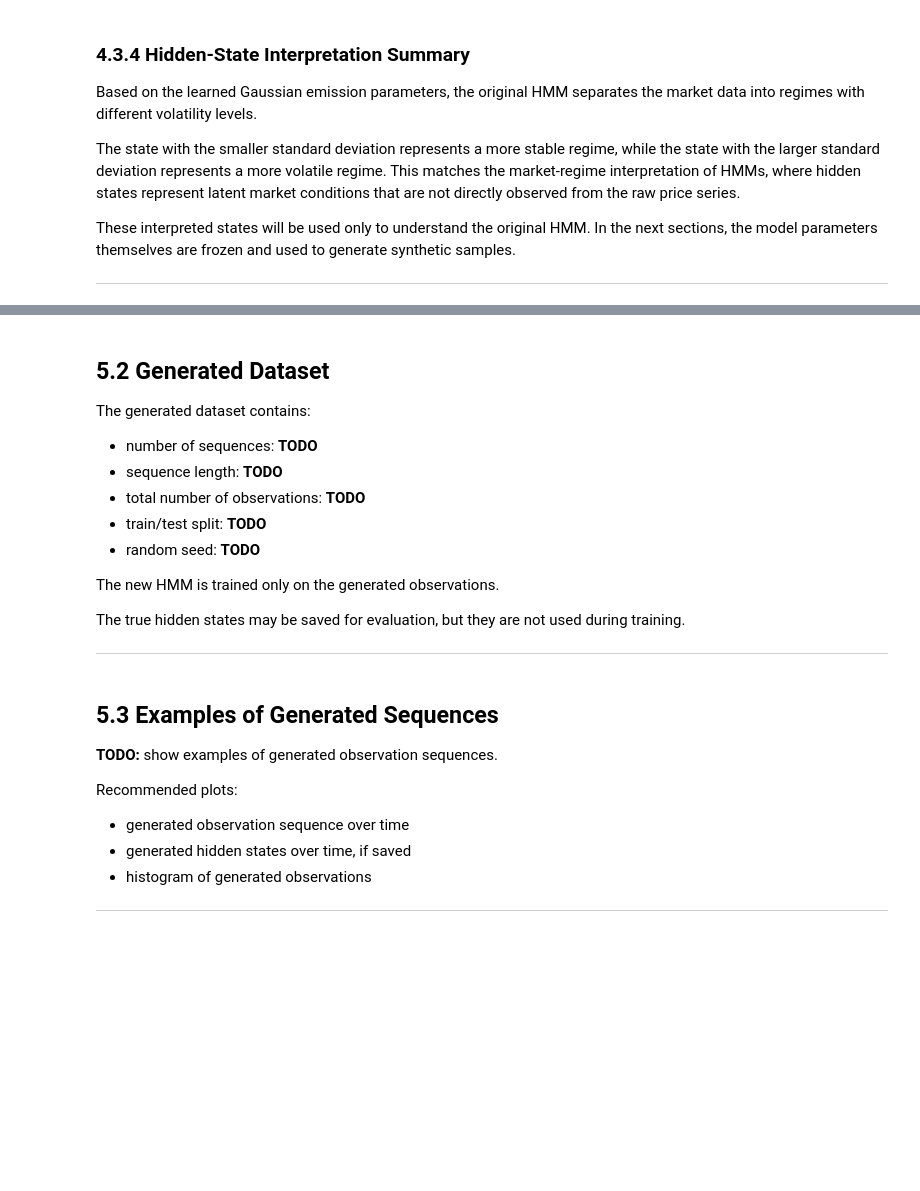
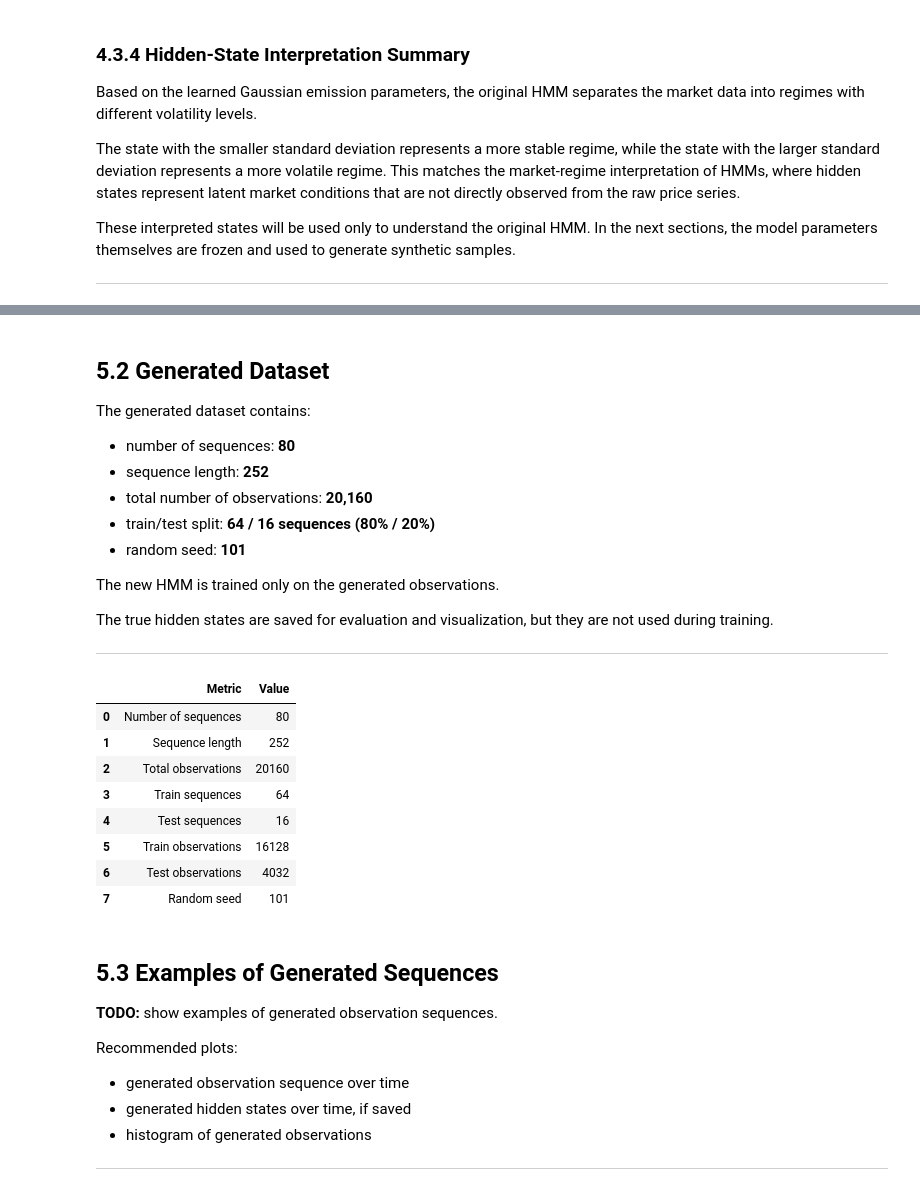
Before and after one commit to davidazimov069-maker/Advanced_Methods_in_ML, a Jupyter notebook: HMM_Project_DavidAndAviad.ipynb, the cells around one changed output, grey strips where cells are left out. Saved outputs shown, nothing was run; the diff lists cells and outputs as text; code cells hidden in the pictures; blank space fills up the shorter version.

```diff
--- a/HMM_Project_DavidAndAviad.ipynb
+++ b/HMM_Project_DavidAndAviad.ipynb
@@ -1044,17 +1099,53 @@ The generated observations are used as training data for the new HMM.
 
 The generated dataset contains:
 
-* number of sequences: **TODO**
-* sequence length: **TODO**
-* total number of observations: **TODO**
-* train/test split: **TODO**
-* random seed: **TODO**
+* number of sequences: **80**
+* sequence length: **252**
+* total number of observations: **20,160**
+* train/test split: **64 / 16 sequences (80% / 20%)**
+* random seed: **101**
 
 The new HMM is trained only on the generated observations.
 
-The true hidden states may be saved for evaluation, but they are not used during training.
+The true hidden states are saved for evaluation and visualization, but they are not used during training.
 
 ---
+# %%
+# Dataset summary table for Section 5.2
+generated_dataset_summary = pd.DataFrame({
+    "Metric": [
+        "Number of sequences",
+        "Sequence length",
+        "Total observations",
+        "Train sequences",
+        "Test sequences",
+        "Train observations",
+        "Test observations",
+        "Random seed"
+    ],
+    "Value": [
+        N_SYNTHETIC_SEQUENCES,
+        SYNTHETIC_SEQUENCE_LENGTH,
+        synthetic_observations.shape[0],
+        n_train_sequences,
+        N_SYNTHETIC_SEQUENCES - n_train_sequences,
+        synthetic_train_observations.shape[0],
+        synthetic_test_observations.shape[0],
+        SYNTHETIC_RANDOM_SEED
+    ]
+})
+
+generated_dataset_summary
+# %% [output]
+|  | Metric | Value |
+| 0 | Number of sequences | 80 |
+| 1 | Sequence length | 252 |
+| 2 | Total observations | 20160 |
+| 3 | Train sequences | 64 |
+| 4 | Test sequences | 16 |
+| 5 | Train observations | 16128 |
+| 6 | Test observations | 4032 |
+| 7 | Random seed | 101 |
 # %% [markdown]
 <a id="53-examples-of-generated-sequences"></a>
 
```
Also changed, not shown: parts of 2 cells of this notebook.
